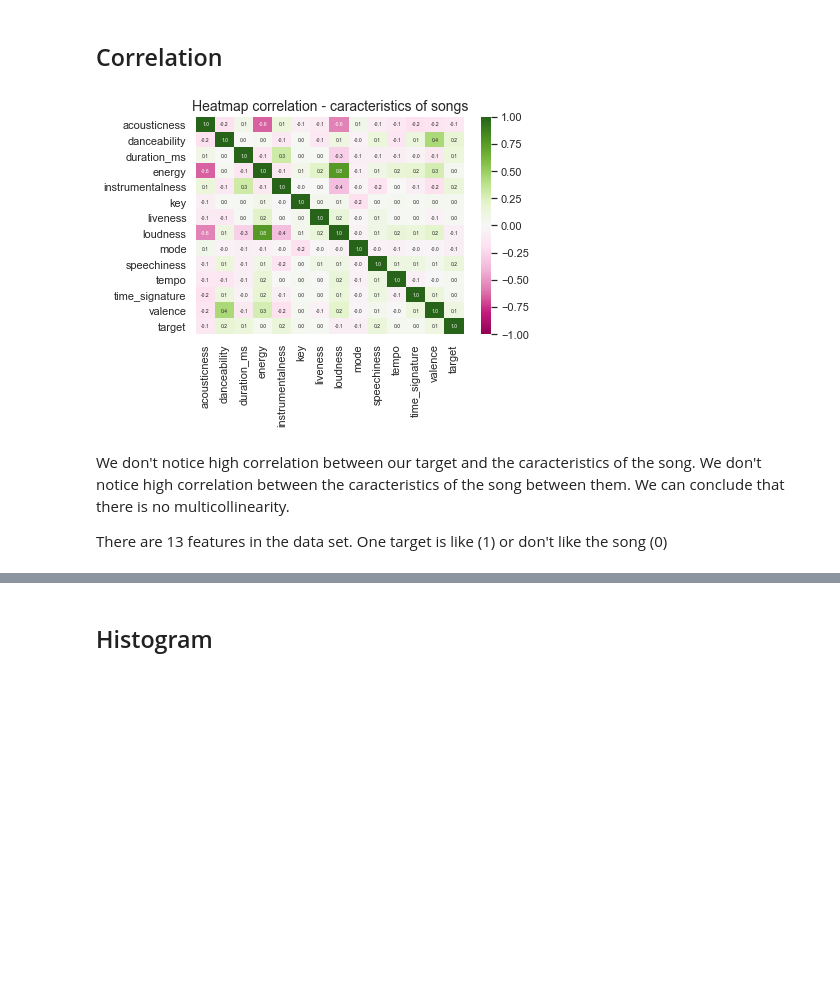
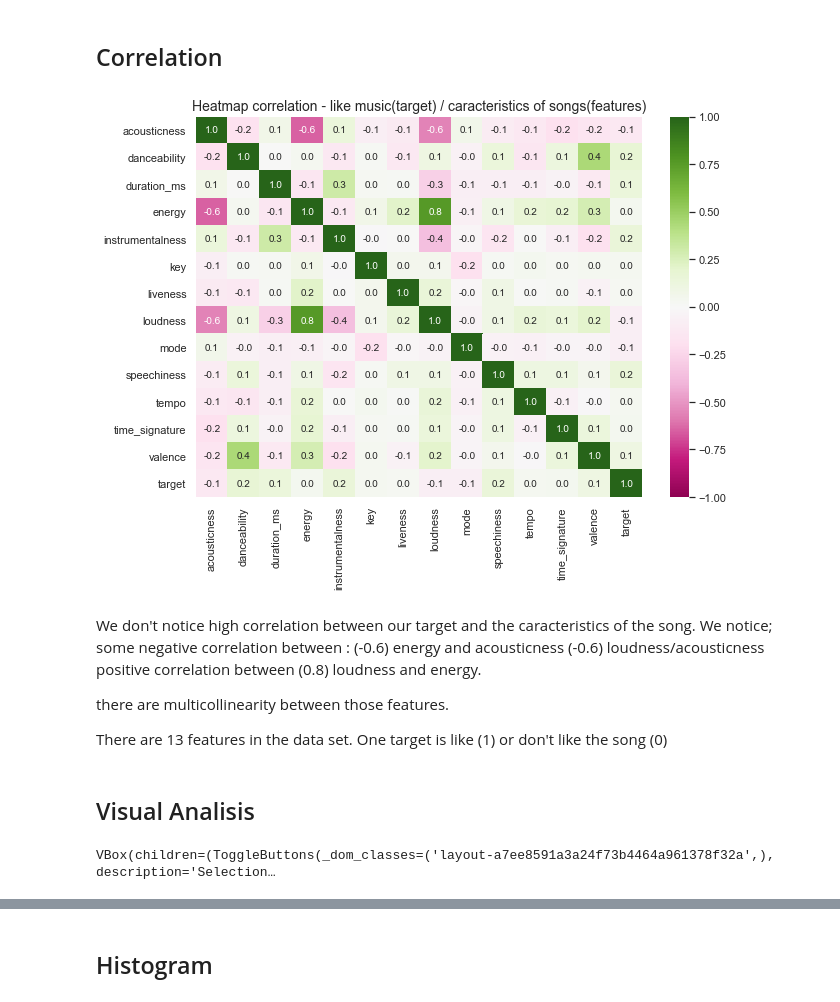
Before and after one commit to tatiana-martinez/Spotify_Pred, a Jupyter notebook: main/Spotify_Pred.ipynb, the cells around one changed output, grey strips where cells are left out. Saved outputs shown, nothing was run; the diff lists cells and outputs as text; code cells hidden in the pictures; blank space fills up the shorter version.

```diff
--- a/main/Spotify_Pred.ipynb
+++ b/main/Spotify_Pred.ipynb
@@ -21,5 +25,5 @@ sns.set()
 # %%
-url='/Users/tatiana/Spotify_pred/data/data.csv'#1 csv file with all songs
+url='/Users/tatiana/ironhack/Spotify_Pred/data/data.csv'#1 csv file with all songs
 # %%
 df=pd.read_csv(url)
 df.head(15)
@@ -182,14 +225,29 @@ In mode columns we have the modality, major is 1 and minor is 0. So once again,
 # %% [markdown]
 ## Correlation
 # %%
-plt.title("Heatmap correlation - caracteristics of songs", fontsize =14,loc='center')
-heatmap_reg = sns.heatmap(df.corr(), cmap="PiYG", robust=True,annot=True,annot_kws={'size':5},fmt=".1f",vmin=-1, vmax=1)
+plt.figure(figsize = (10,7))
+
+plt.title("Heatmap correlation - like music(target) / caracteristics of songs(features)", fontsize =14,loc='center')
+heatmap_reg = sns.heatmap(df.corr(), cmap="PiYG", robust=True,annot=True,annot_kws={'size':10},fmt=".1f",vmin=-1, vmax=1)
 square=True
 # %% [output]
-[figure, old version]
+[figure, new version]
 # %% [markdown]
 We don't notice high correlation between our target and the caracteristics of the song.
-We don't notice high correlation between the caracteristics of the song between them. We can conclude that there is no multicollinearity.
+We notice;
+some negative correlation between :
+(-0.6) energy and acousticness
+(-0.6) loudness/acousticness
+positive correlation between (0.8) loudness and energy.
+
+there are multicollinearity between those features.
 
 There are 13 features in the data set.
 One target is like (1) or don't like the song (0)
+# %% [markdown]
+## Visual Analisis
+# %%
+from pandas_visual_analysis import VisualAnalysis
+VisualAnalysis(df)
+# %% [output]
+VBox(children=(ToggleButtons(_dom_classes=('layout-a7ee8591a3a24f73b4464a961378f32a',), description='Selection…
```
Also changed, not shown: parts of 63 cells of this notebook, 4 other files.
